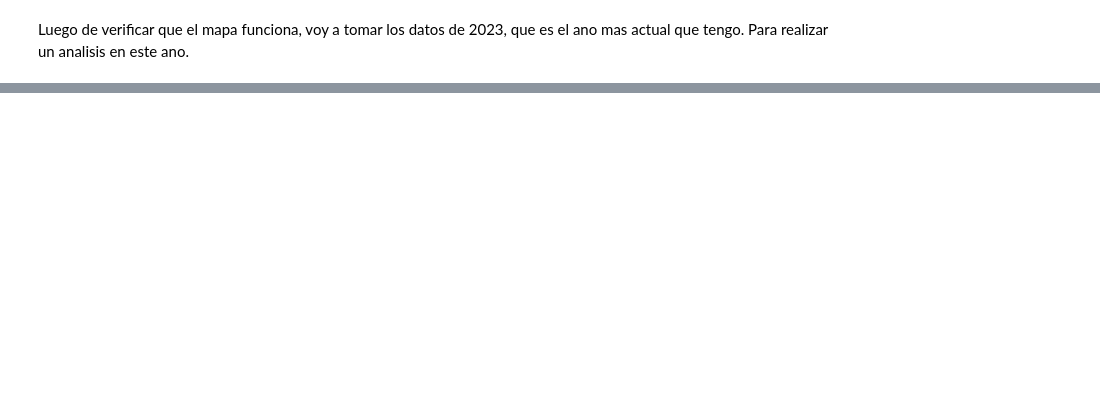
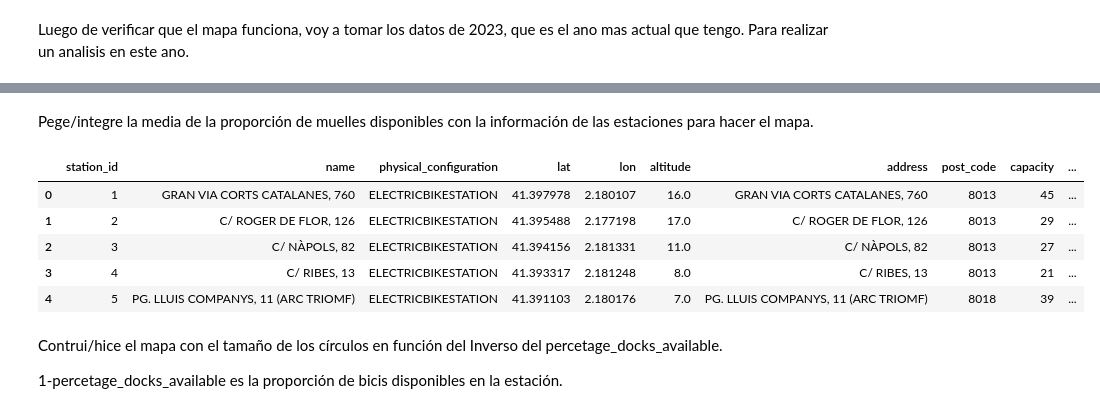
Before and after one commit to jafuma0320/2024-Online-Bike-Availability-Prediction, a Jupyter notebook: Bike_kaggel_4_pre_processing_data.ipynb, the cells around one changed output, grey strips where cells are left out. Drawn from its saved outputs; the diff is of its cells as text; code cells hidden in the pictures; blank space fills up the shorter version.

```diff
--- a/Bike_kaggel_4_pre_processing_data.ipynb
+++ b/Bike_kaggel_4_pre_processing_data.ipynb
@@ -283,4 +296,6 @@ Luego de verificar que el mapa funciona, voy a tomar los datos de 2023, que es e
 # %%
 result_df_2023 = result_df[result_df['year']==2023]
+result_df_2023['station_id'] = result_df_2023['station_id'].astype(int)
+
 result_df_2023.head()
 # %% [output]
@@ -328,0 +634,5 @@ result_df_2023[((result_df_2023['is_festive'] == True) | (result_df_2023['is_wee
+# %%
+result_df_2023_filtered = result_df_2023[((result_df_2023['is_festive'] == True) | (result_df_2023['is_weekend'] == True)) & (result_df_2023['hour'] > 12) & (result_df_2023['hour'] < 23)]
+result_df_2023_filtered = result_df_2023_filtered[['station_id', 'percentage_docks_available']].groupby('station_id').mean()
+result_df_2023_filtered = result_df_2023_filtered.reset_index()
+result_df_2023_filtered
@@ -328,0 +653,19 @@ result_df_2023[((result_df_2023['is_festive'] == True) | (result_df_2023['is_wee
+# %% [markdown]
+Pege/integre la media de la proporción de muelles disponibles con la información de las estaciones para hacer el mapa.
+# %%
+df_filtered = df_info[df_info['station_id'].isin(list(result_df_2023_filtered['station_id'].values))]
+# %%
+df_merged = pd.merge(df_filtered, result_df_2023_filtered, on='station_id', how='left')
+
+df_merged.head()
+# %% [output]
+|  | station_id | name | physical_configuration | lat | lon | altitude | address | post_code | capacity | ... |
+| 0 | 1 | GRAN VIA CORTS CATALANES, 760 | ELECTRICBIKESTATION | 41.397978 | 2.180107 | 16.0 | GRAN VIA CORTS CATALANES, 760 | 8013 | 45 | ... |
+| 1 | 2 | C/ ROGER DE FLOR, 126 | ELECTRICBIKESTATION | 41.395488 | 2.177198 | 17.0 | C/ ROGER DE FLOR, 126 | 8013 | 29 | ... |
+| 2 | 3 | C/ NÀPOLS, 82 | ELECTRICBIKESTATION | 41.394156 | 2.181331 | 11.0 | C/ NÀPOLS, 82 | 8013 | 27 | ... |
+| 3 | 4 | C/ RIBES, 13 | ELECTRICBIKESTATION | 41.393317 | 2.181248 | 8.0 | C/ RIBES, 13 | 8013 | 21 | ... |
+| 4 | 5 | PG. LLUIS COMPANYS, 11 (ARC TRIOMF) | ELECTRICBIKESTATION | 41.391103 | 2.180176 | 7.0 | PG. LLUIS COMPANYS, 11 (ARC TRIOMF) | 8018 | 39 | ... |
+# %% [markdown]
+Contrui/hice el mapa con el tamaño de los círculos en función del Inverso del percetage_docks_available.
+
+1-percetage_docks_available es la proporción de bicis disponibles en la estación.
```
Also changed, not shown: parts of 49 cells of this notebook.
